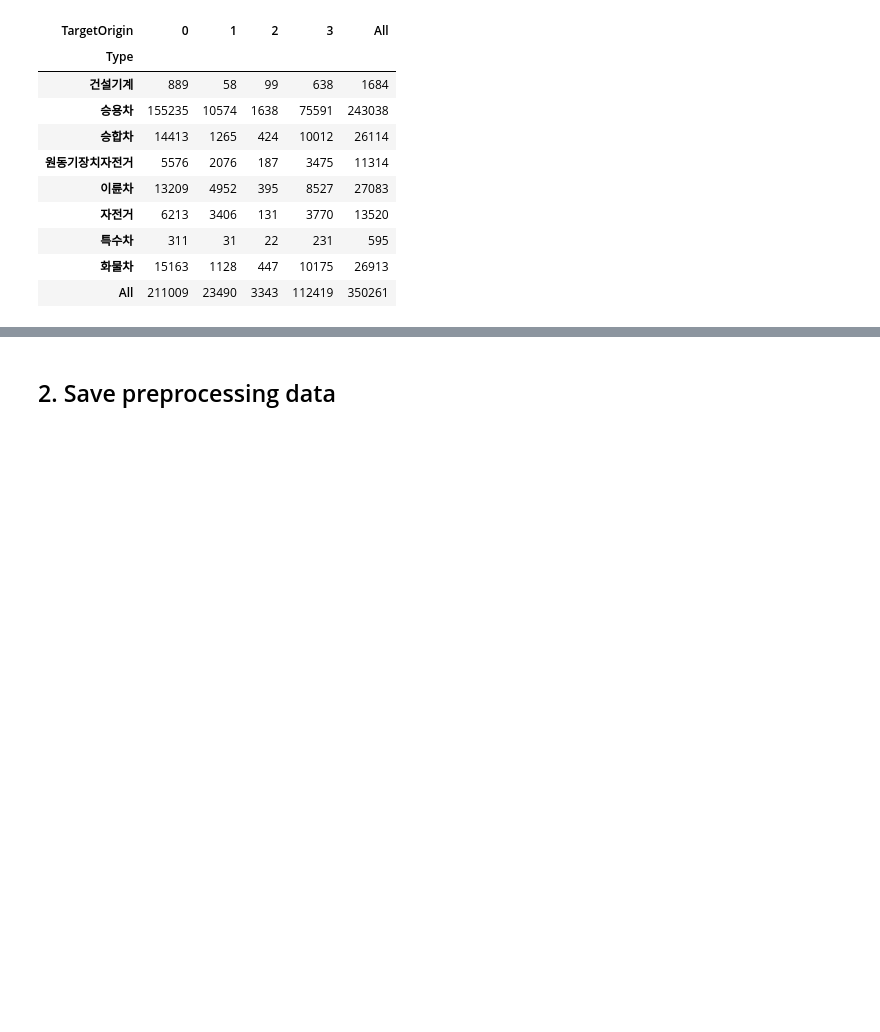
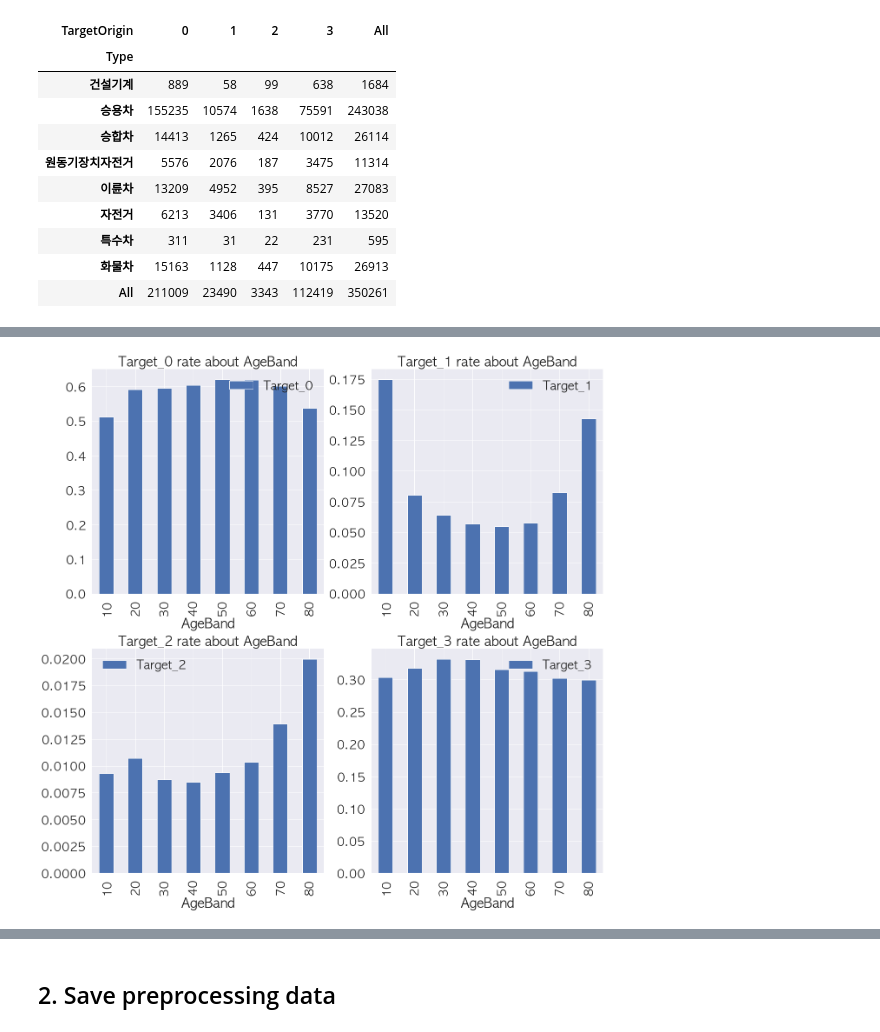
Before and after one commit to oohyun15/Prediction-of-Traffic-Accident-Risk, a Jupyter notebook: src/Preprocessing.ipynb, the cells around one changed output, grey strips where cells are left out. Cells and saved outputs as stored; diff of their text form; code cells hidden in the pictures; blank space fills up the shorter version.

```diff
--- a/src/Preprocessing.ipynb
+++ b/src/Preprocessing.ipynb
@@ -336,3 +335,28 @@ plt.show()
+# %%
+f, ax = plt.subplots(2, 2, figsize=(18, 18))
+
+sample[['AgeBand', 'Target_0']].groupby(['AgeBand'], as_index=True).mean().plot.bar(ax=ax[0][0])
+ax[0][0].set_title('Target_0 rate about AgeBand')
+
+sample[['AgeBand', 'Target_1']].groupby(['AgeBand'], as_index=True).mean().plot.bar(ax=ax[0][1])
+ax[0][1].set_title('Target_1 rate about AgeBand')
+
+sample[['AgeBand', 'Target_2']].groupby(['AgeBand'], as_index=True).mean().plot.bar(ax=ax[1][0])
+ax[1][0].set_title('Target_2 rate about AgeBand')
+
+sample[['AgeBand', 'Target_3']].groupby(['AgeBand'], as_index=True).mean().plot.bar(ax=ax[1][1])
+ax[1][1].set_title('Target_3 rate about AgeBand')
+
+
+#f1, ax1 = plt.subplots(1, 1, figsize=(18, 18))
+
+#sns.countplot('AgeBand', hue='TargetOrigin', data=sample, ax=ax)
+#ax[0].set_title('Target list about AgeBand')
+
+plt.tight_layout()
+plt.show()
+# %% [output]
+[figure, added]
 # %%
 fig, ax = plt.subplots(1, 1, figsize=(9, 5))
 sns.kdeplot(sample[sample['Target_2'] == 1]['Age'], ax=ax)
```
Also changed, not shown: parts of 3 cells of this notebook.
